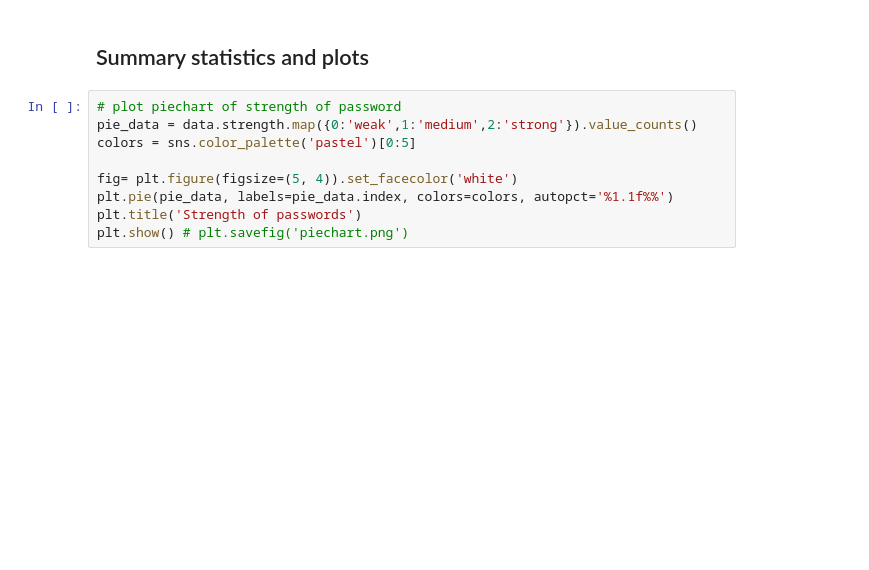
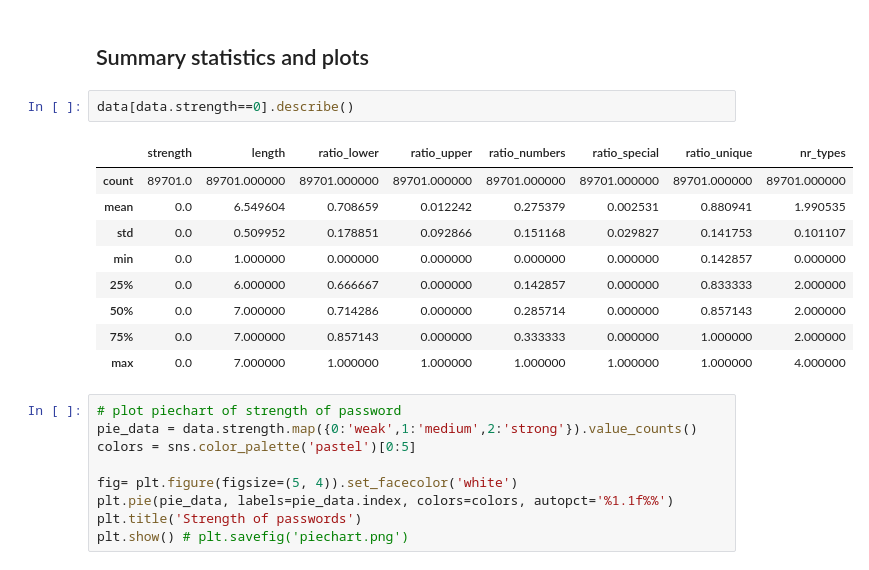
Before and after one commit to sddiener/Comparison-of-Decision-Tree-and-KNN-for-Stroke-Prediction, a Jupyter notebook: Preprocessing PW.ipynb, the cells around one changed output. Cells and saved outputs as stored; diff of their text form; blank space fills up the shorter version.

```diff
--- a/Preprocessing PW.ipynb
+++ b/Preprocessing PW.ipynb
@@ -73,6 +73,18 @@ data
 # data_tfidf.head()
 # %% [markdown]
 ## Summary statistics and plots
+# %%
+data[data.strength==0].describe()
+# %% [output]
+|  | strength | length | ratio_lower | ratio_upper | ratio_numbers | ratio_special | ratio_unique | nr_types |
+| count | 89701.0 | 89701.000000 | 89701.000000 | 89701.000000 | 89701.000000 | 89701.000000 | 89701.000000 | 89701.000000 |
+| mean | 0.0 | 6.549604 | 0.708659 | 0.012242 | 0.275379 | 0.002531 | 0.880941 | 1.990535 |
+| std | 0.0 | 0.509952 | 0.178851 | 0.092866 | 0.151168 | 0.029827 | 0.141753 | 0.101107 |
+| min | 0.0 | 1.000000 | 0.000000 | 0.000000 | 0.000000 | 0.000000 | 0.142857 | 0.000000 |
+| 25% | 0.0 | 6.000000 | 0.666667 | 0.000000 | 0.142857 | 0.000000 | 0.833333 | 2.000000 |
+| 50% | 0.0 | 7.000000 | 0.714286 | 0.000000 | 0.285714 | 0.000000 | 0.857143 | 2.000000 |
+| 75% | 0.0 | 7.000000 | 0.857143 | 0.000000 | 0.333333 | 0.000000 | 1.000000 | 2.000000 |
+| max | 0.0 | 7.000000 | 1.000000 | 1.000000 | 1.000000 | 1.000000 | 1.000000 | 4.000000 |
 # %%
 # plot piechart of strength of password
 pie_data = data.strength.map({0:'weak',1:'medium',2:'strong'}).value_counts()
```
Also changed, not shown: parts of 3 cells of this notebook, 1 other file.
